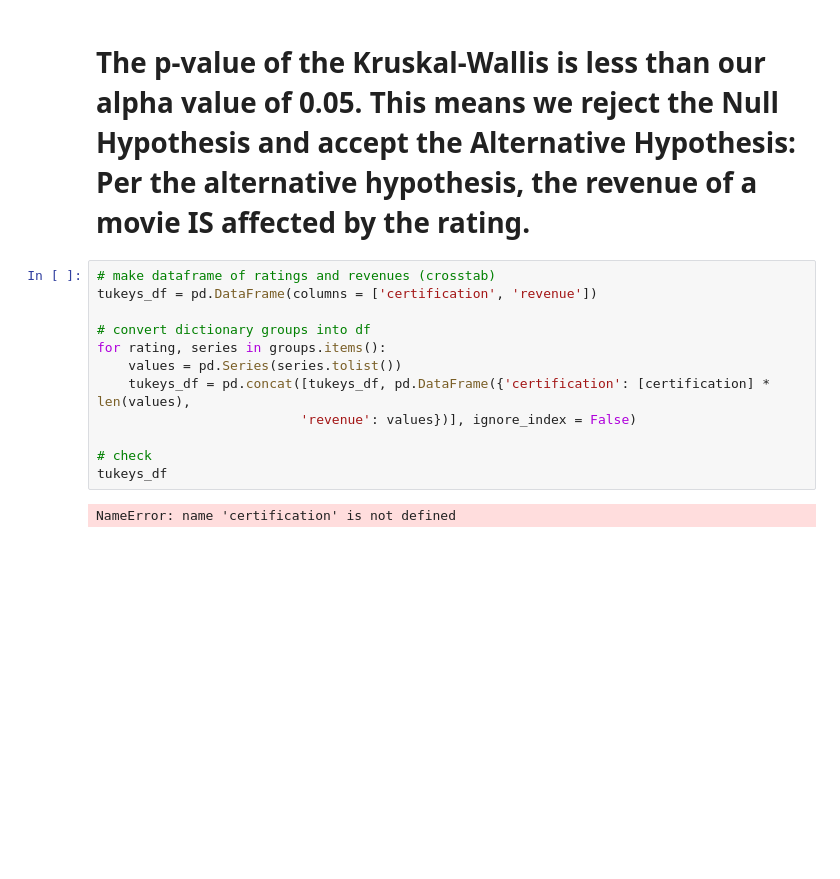
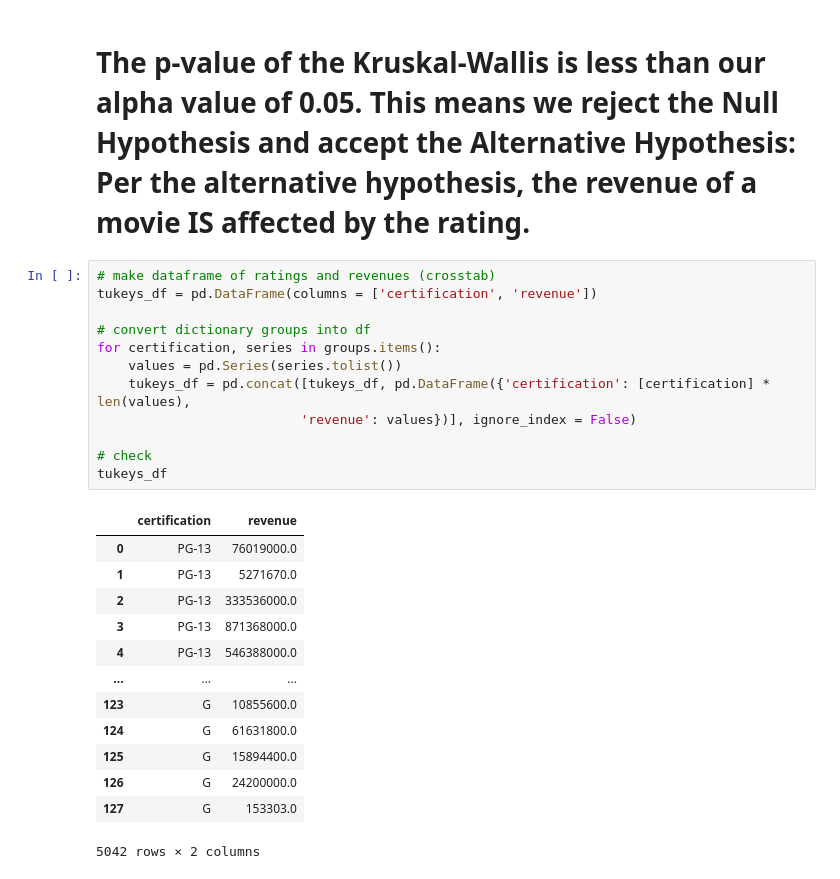
Before and after one commit to BrianArradondo/Movie-Profitability-Project, a Jupyter notebook: Project 3 Part 4 Brian Arradondo.ipynb, the cells around one changed output. Drawn from its saved outputs; the diff is of its cells as text; blank space fills up the shorter version.

```diff
--- a/Project 3 Part 4 Brian Arradondo.ipynb
+++ b/Project 3 Part 4 Brian Arradondo.ipynb
@@ -265,14 +265,26 @@ KruskalResult(statistic=653.0055189266914, pvalue=3.248742391538466e-141)
 # %%
 # make dataframe of ratings and revenues (crosstab)
 tukeys_df = pd.DataFrame(columns = ['certification', 'revenue'])
 
 # convert dictionary groups into df
-for rating, series in groups.items():
+for certification, series in groups.items():
     values = pd.Series(series.tolist())
     tukeys_df = pd.concat([tukeys_df, pd.DataFrame({'certification': [certification] * len(values),
                           'revenue': values})], ignore_index = False)
 
 # check
 tukeys_df
 # %% [output]
+|  | certification | revenue |
+| 0 | PG-13 | 76019000.0 |
+| 1 | PG-13 | 5271670.0 |
+| 2 | PG-13 | 333536000.0 |
+| 3 | PG-13 | 871368000.0 |
+| 4 | PG-13 | 546388000.0 |
+| ... | ... | ... |
+| 123 | G | 10855600.0 |
+| 124 | G | 61631800.0 |
+| 125 | G | 15894400.0 |
+| 126 | G | 24200000.0 |
+| 127 | G | 153303.0 |
-NameError: name 'certification' is not defined
+5042 rows × 2 columns
```
Also changed, not shown: parts of 5 cells of this notebook.
